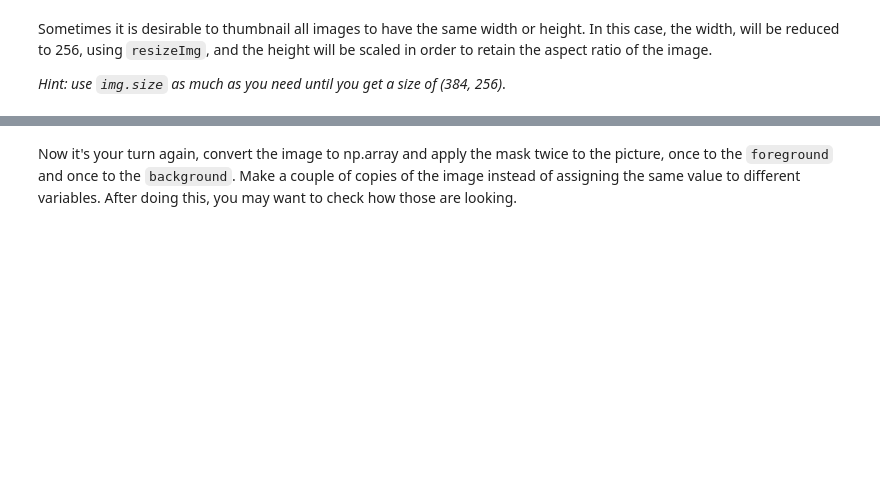
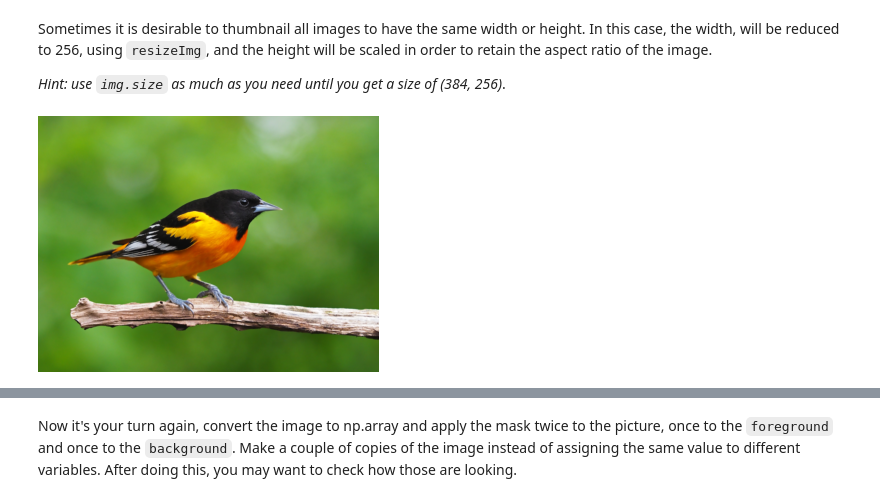
Before and after one commit to JaimeSanz28/lab-image-segmentation, a Jupyter notebook: main.ipynb, the cells around one changed output, grey strips where cells are left out. Saved outputs shown, nothing was run; the diff lists cells and outputs as text; code cells hidden in the pictures; blank space fills up the shorter version.

```diff
--- a/main.ipynb
+++ b/main.ipynb
@@ -71,0 +78,6 @@ Sometimes it is desirable to thumbnail all images to have the same width or heig
+# %%
+size = (384, 256)
+img.thumbnail(size)
+img
+# %% [output]
+[figure, added]
```
Also changed, not shown: parts of 42 cells of this notebook.
